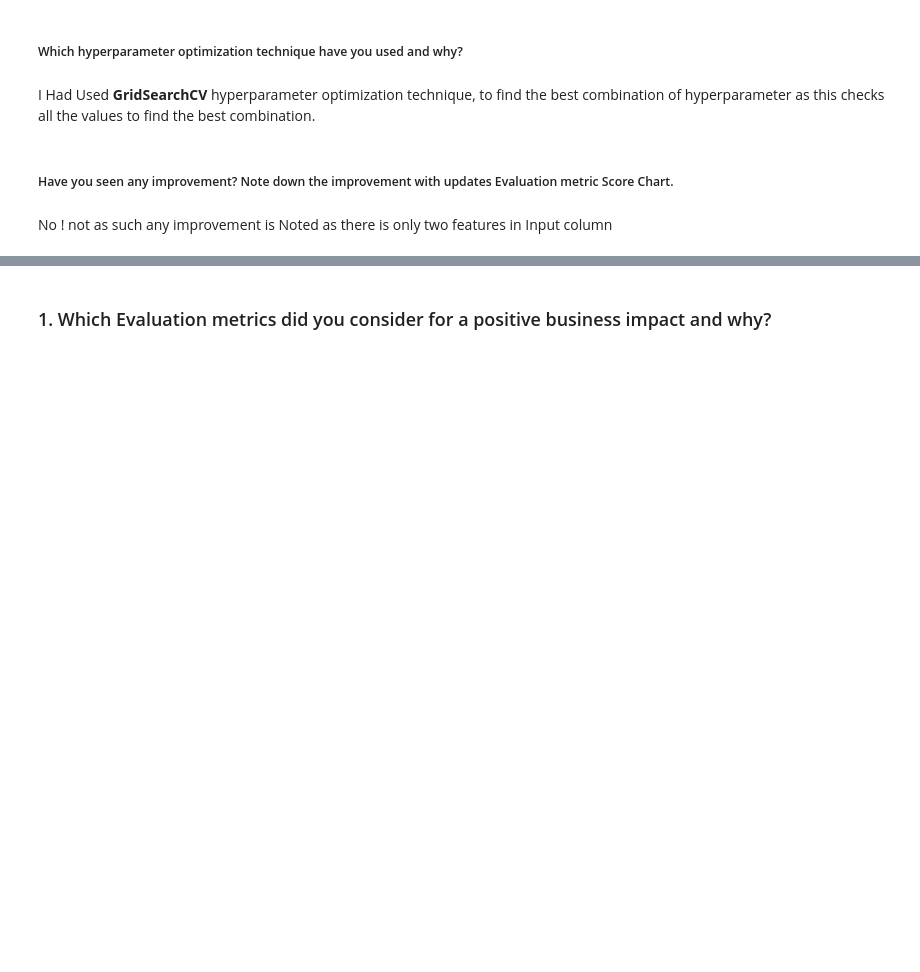
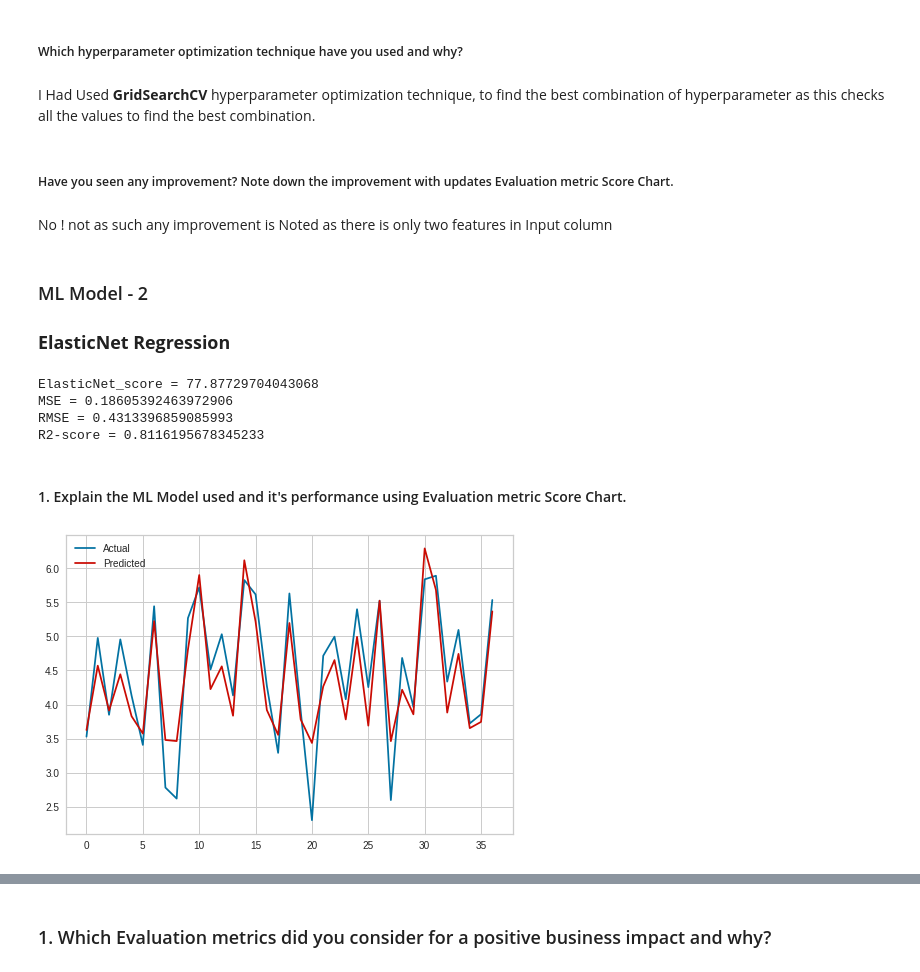
Before and after one commit to SubrotoSarkhel/YesBank_Closing_Price, a Jupyter notebook: Yes_bank_Stop_Closing_Price_Predection.ipynb, the cells around one changed output, grey strips where cells are left out. Drawn from its saved outputs; the diff is of its cells as text; code cells hidden in the pictures; blank space fills up the shorter version.

```diff
--- a/Yes_bank_Stop_Closing_Price_Predection.ipynb
+++ b/Yes_bank_Stop_Closing_Price_Predection.ipynb
@@ -859,3 +809,42 @@ I Had Used **GridSearchCV** hyperparameter optimization technique, to find the b
 ##### Have you seen any improvement? Note down the improvement with updates Evaluation metric Score Chart.
 # %% [markdown]
 No ! not as such any improvement is Noted as there is only two features in Input column
+# %% [markdown]
+### ML Model - 2
+<h3><b> ElasticNet Regression
+# %%
+# Model implemenatation
+from sklearn.linear_model import ElasticNet
+
+# Model fitting
+elasticnet = ElasticNet(alpha=0.1, l1_ratio=0.5)
+elasticnet.fit(x_train,y_train)
+
+# Model Predict
+y_pred_elastic = elasticnet.predict(x_test)
+# %%
+# Find the Model accuracy score
+scr = elasticnet.score(x_train,y_train)*100
+
+# Calculating the evaluation metrics score
+mse_elastic = mean_squared_error(y_test, y_pred_elastic)
+rmse_elastic = np.sqrt(mse_elastic)
+r2_elastic = r2_score(y_test, y_pred_elastic)
+
+print(f'ElasticNet_score = {scr}\nMSE = {mse_elastic}\nRMSE = {rmse_elastic}\nR2-score = {r2_elastic} ')
+metric_score.loc[len(metric_score.index)] = ['Model-2 ElasticNet Regression',scr,mse_elastic,rmse_elastic,r2_elastic]
+# %% [output]
+ElasticNet_score = 77.87729704043068
+MSE = 0.18605392463972906
+RMSE = 0.4313396859085993
+R2-score = 0.8116195678345233
+# %% [markdown]
+#### 1. Explain the ML Model used and it's performance using Evaluation metric Score Chart.
+# %%
+# Visualizing Actual and Predicted Closing Price
+plt.plot(y_test)
+plt.plot(y_pred_elastic, color='r')
+plt.legend(['Actual','Predicted'])
+plt.show()
+# %% [output]
+[figure, added]
```
Also changed, not shown: parts of 26 cells of this notebook.
